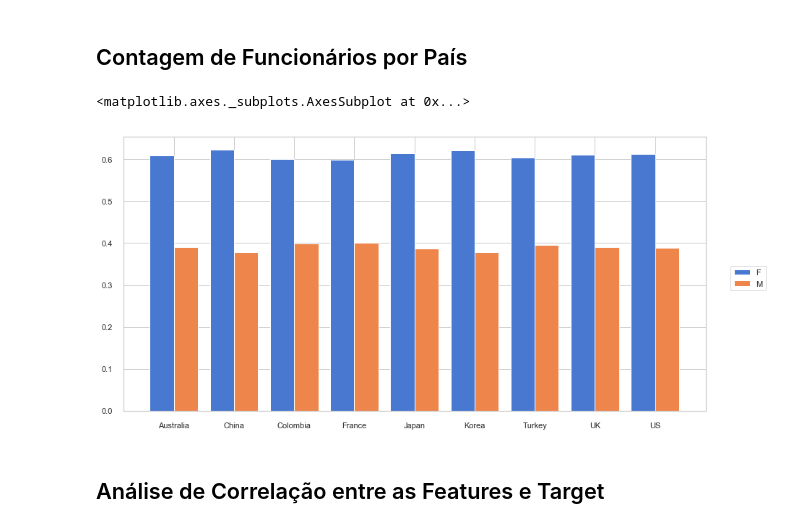
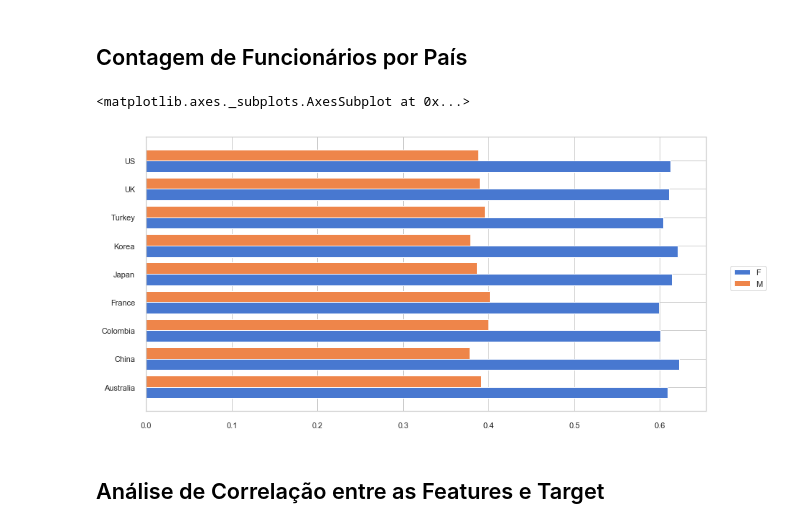
Before and after one commit to assisarthur/hr_engagement, a Jupyter notebook: HR_Engagement.ipynb, the cells around one changed output. Drawn from its saved outputs; the diff is of its cells as text; code cells hidden in the pictures.

```diff
--- a/HR_Engagement.ipynb
+++ b/HR_Engagement.ipynb
@@ -148,3 +148,7 @@ df.dropna(inplace=True)
+# %%
+df.dropna(inplace=True)
+selecao = df.sample(int(df.shape[0]*0.1), random_state=10)
+df.loc[selecao.index, 'Leave'] = df.loc[selecao.index, :].Leave.apply(lambda x: 1 if x == 0 else 0)
 # %% [markdown]
 ### Quantidade de observações
 # %%
@@ -179,10 +183,11 @@ ax.fig.autofmt_xdate()
 # %% [markdown]
 ## Contagem de Funcionários por País
 # %%
-dxp.aggplot(agg='GEO', data=df, hue='Gender', normalize='GEO')
+dxp.aggplot(agg='GEO', data=df, hue='Gender', normalize='GEO', orient='h')
+#dxp.aggplot?
 # %% [output]
 <matplotlib.axes._subplots.AxesSubplot at 0x...>
-[figure, old version]
+[figure, new version]
 # %% [markdown]
 ## Análise de Correlação entre as Features e Target
 # %%
```
Also changed, not shown: parts of 18 cells of this notebook, 1 other file.
